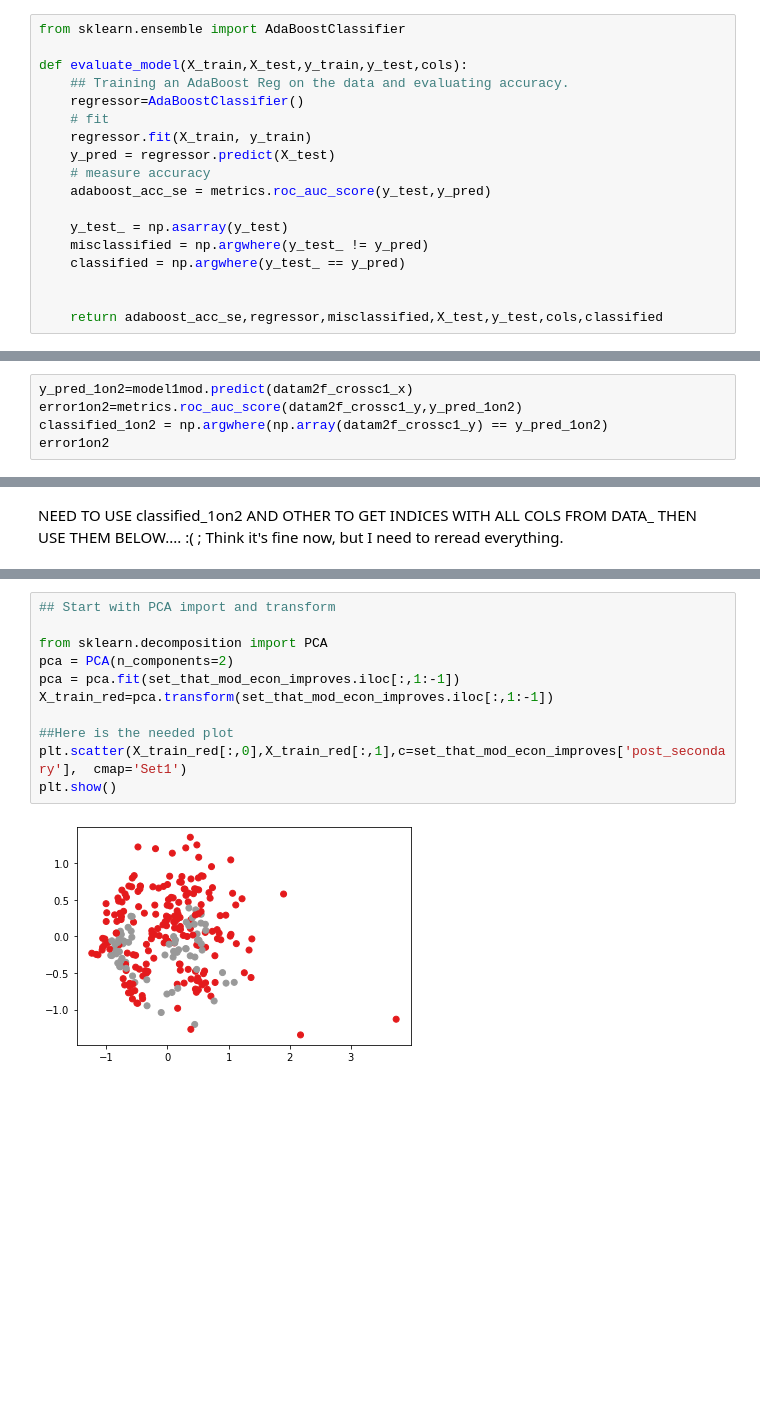
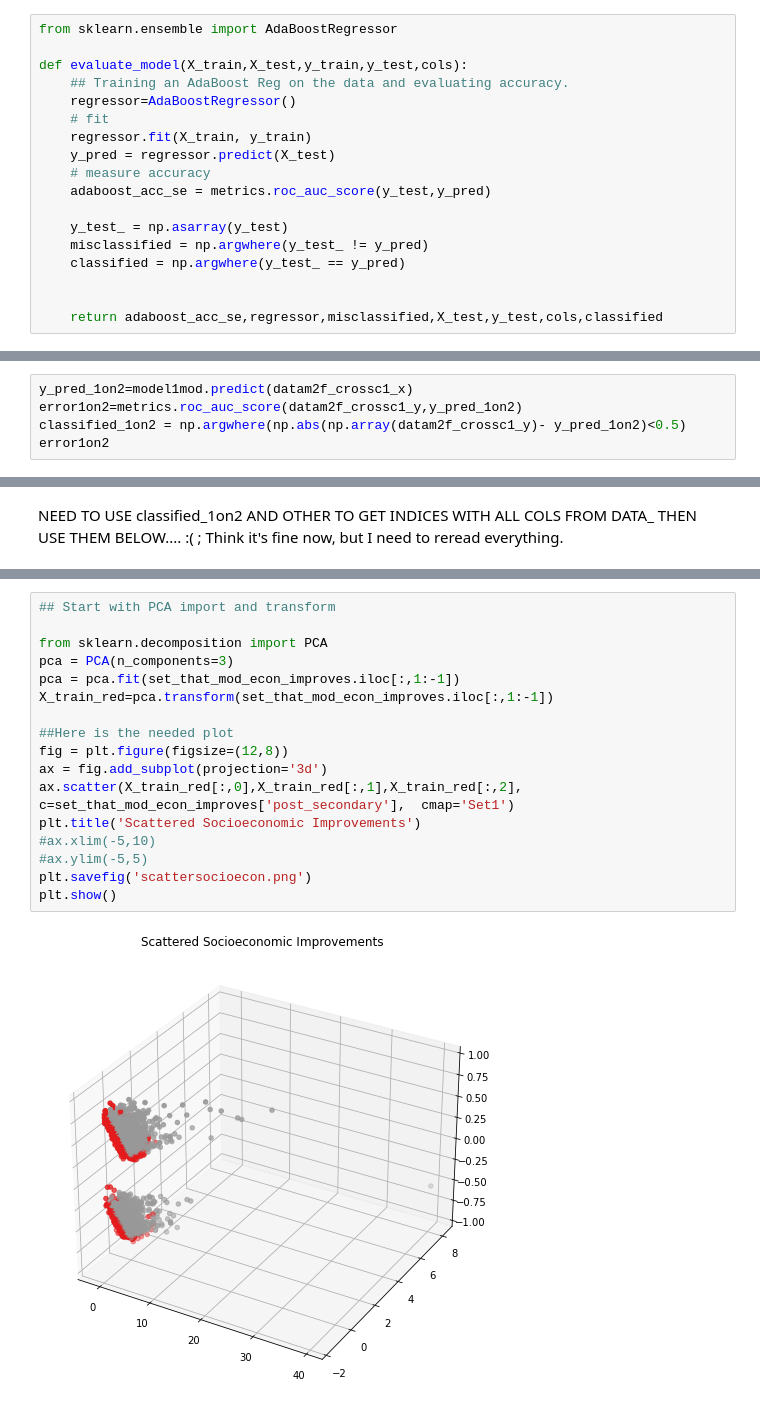
Before and after one commit to sipheleledanisa/comp-social-science, a Jupyter notebook: functioning script.ipynb, the cells around one changed output, grey strips where cells are left out. Cells and saved outputs as stored; diff of their text form; blank space fills up the shorter version.

Commit message:
some analysis on the improvements via correlations

```diff
--- a/functioning script.ipynb
+++ b/functioning script.ipynb
@@ -492,11 +494,11 @@ def data_process(name,data_) :
     X_train, X_test, y_train, y_test = train_test_split(x, y, test_size = 0.15)
     return (X_train,X_test,y_train,y_test,list(data_filtered.columns))
 # %%
-from sklearn.ensemble import AdaBoostClassifier
+from sklearn.ensemble import AdaBoostRegressor
 
 def evaluate_model(X_train,X_test,y_train,y_test,cols):
     ## Training an AdaBoost Reg on the data and evaluating accuracy.
-    regressor=AdaBoostClassifier()
+    regressor=AdaBoostRegressor()
     # fit
     regressor.fit(X_train, y_train)
     y_pred = regressor.predict(X_test)
@@ -579,6 +581,6 @@ data2mf_crossc1_x
 # %%
 y_pred_1on2=model1mod.predict(datam2f_crossc1_x)
 error1on2=metrics.roc_auc_score(datam2f_crossc1_y,y_pred_1on2)
-classified_1on2 = np.argwhere(np.array(datam2f_crossc1_y) == y_pred_1on2)
+classified_1on2 = np.argwhere(np.abs(np.array(datam2f_crossc1_y)- y_pred_1on2)<0.5)
 error1on2
 # %% [output]
@@ -817,13 +821,19 @@ set_that_mod_econ_improves
 # %%
 ## Start with PCA import and transform
 
 from sklearn.decomposition import PCA
-pca = PCA(n_components=2)
+pca = PCA(n_components=3)
 pca = pca.fit(set_that_mod_econ_improves.iloc[:,1:-1])
 X_train_red=pca.transform(set_that_mod_econ_improves.iloc[:,1:-1])
 
 ##Here is the needed plot
-plt.scatter(X_train_red[:,0],X_train_red[:,1],c=set_that_mod_econ_improves['post_secondary'],  cmap='Set1')
+fig = plt.figure(figsize=(12,8))
+ax = fig.add_subplot(projection='3d')
+ax.scatter(X_train_red[:,0],X_train_red[:,1],X_train_red[:,2], c=set_that_mod_econ_improves['post_secondary'],  cmap='Set1')
+plt.title('Scattered Socioeconomic Improvements')
+#ax.xlim(-5,10)
+#ax.ylim(-5,5)
+plt.savefig('scattersocioecon.png')
 plt.show()
 # %% [output]
-[figure, old version]
+[figure, new version]
```
Also changed, not shown: parts of 35 cells of this notebook.
